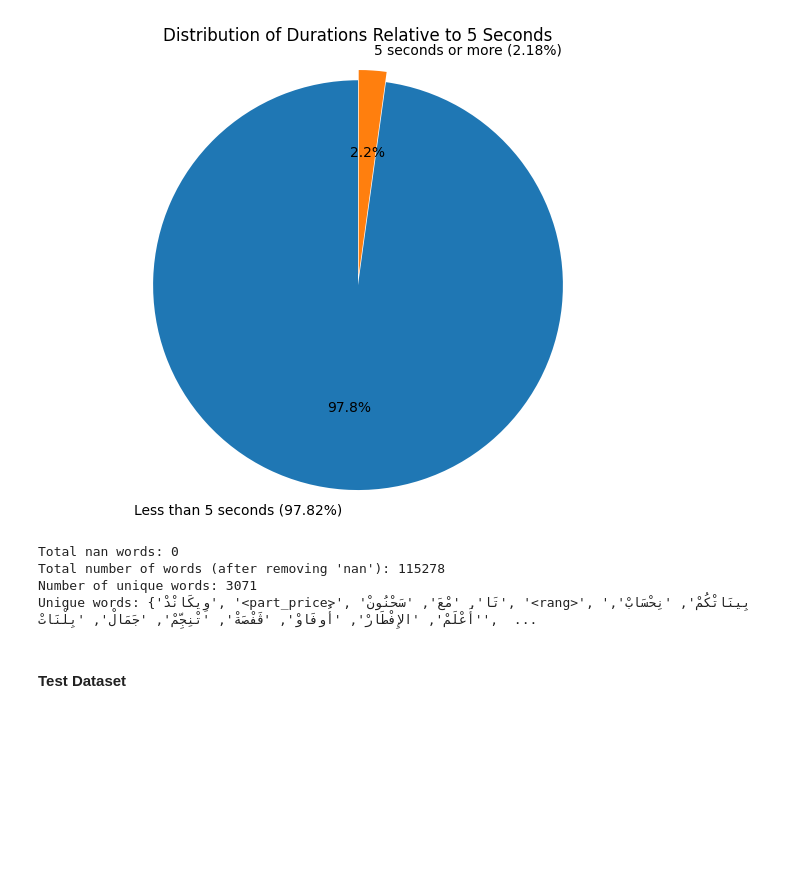
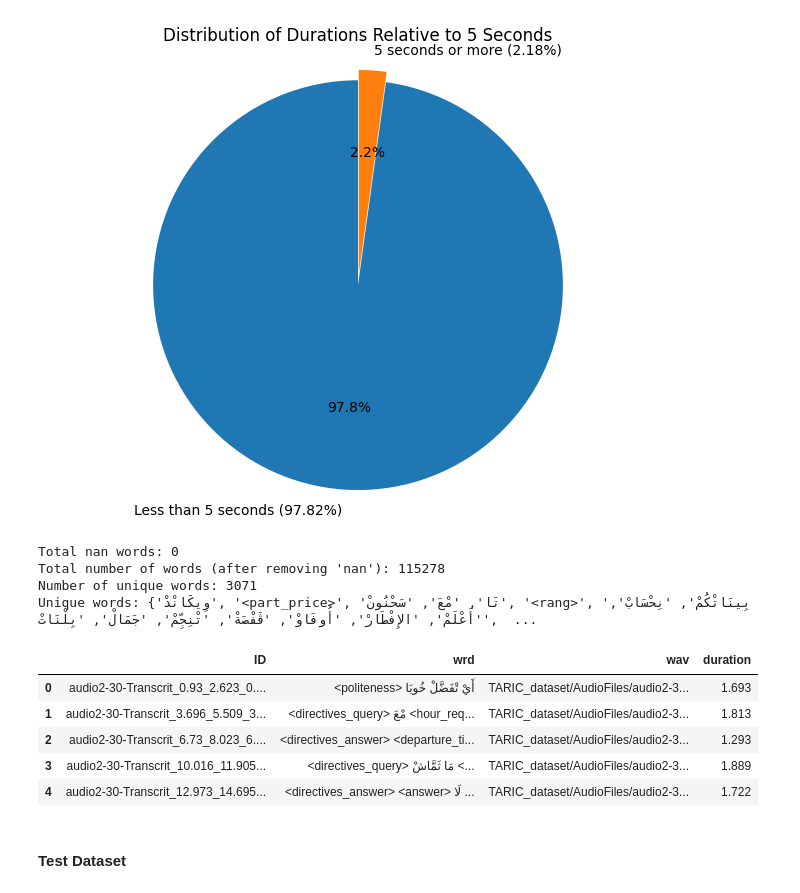
Before and after one commit to cyrineanene/ASR-on-Tunisian-Dialect, a Jupyter notebook: EDA.ipynb, the cells around one changed output. Cells and saved outputs as stored; diff of their text form; code cells hidden in the pictures; blank space fills up the shorter version.

Commit message:
changed the id column values to the corresponding audio file name

```diff
--- a/EDA.ipynb
+++ b/EDA.ipynb
@@ -2063,3 +2063,27 @@ Total nan words: 0
 Total number of words (after removing 'nan'): 115278
 Number of unique words: 3071
 Unique words: {'وِيكَانْدْ', '<part_price>', 'تَا', 'مْعَ', 'سَحْنُونْ', '<rang>', 'بِينَاتْكُمْ', 'نِحْسَابْ', 'أَعْلَمْ', 'الإِفْطَارْ', 'أُوفَاوْ', 'ڨَفْصَةْ', 'تْنِجِّمْ', 'جَمَالْ', 'بِلْنَاتْ',  ...
+# %%
+df_taric = pd.read_csv('train_taric_with_audio.csv')
+# %%
+def get_filename(wav_path):
+    import os
+    if not isinstance(wav_path, str) or pd.isna(wav_path):
+        return None
+
+    return os.path.basename(wav_path)
+
+df_taric['ID'] = df_taric['wav'].apply(get_filename)
+missing_ids = df_taric[df_taric['ID'].isna()]
+if not missing_ids.empty:
+    print(f"Warning: {len(missing_ids)} rows have NaN ID due to invalid wav paths:")
+    print(missing_ids[['wav']].to_string())
+# %%
+df_taric.head()
+# %% [output]
+|  | ID | wrd | wav | duration |
+| 0 | audio2-30-Transcrit_0.93_2.623_0.... | <politeness> أَيْ تْفَضَّلْ خُويَا | TARIC_dataset/AudioFiles/audio2-3... | 1.693 |
+| 1 | audio2-30-Transcrit_3.696_5.509_3... | <directives_query> مْعَ <hour_req... | TARIC_dataset/AudioFiles/audio2-3... | 1.813 |
+| 2 | audio2-30-Transcrit_6.73_8.023_6.... | <directives_answer> <departure_ti... | TARIC_dataset/AudioFiles/audio2-3... | 1.293 |
+| 3 | audio2-30-Transcrit_10.016_11.905... | <directives_query> مَا ثَمَّاشْ <... | TARIC_dataset/AudioFiles/audio2-3... | 1.889 |
+| 4 | audio2-30-Transcrit_12.973_14.695... | <directives_answer> <answer> لَا ... | TARIC_dataset/AudioFiles/audio2-3... | 1.722 |
```
Also changed, not shown: parts of 10 cells of this notebook.
